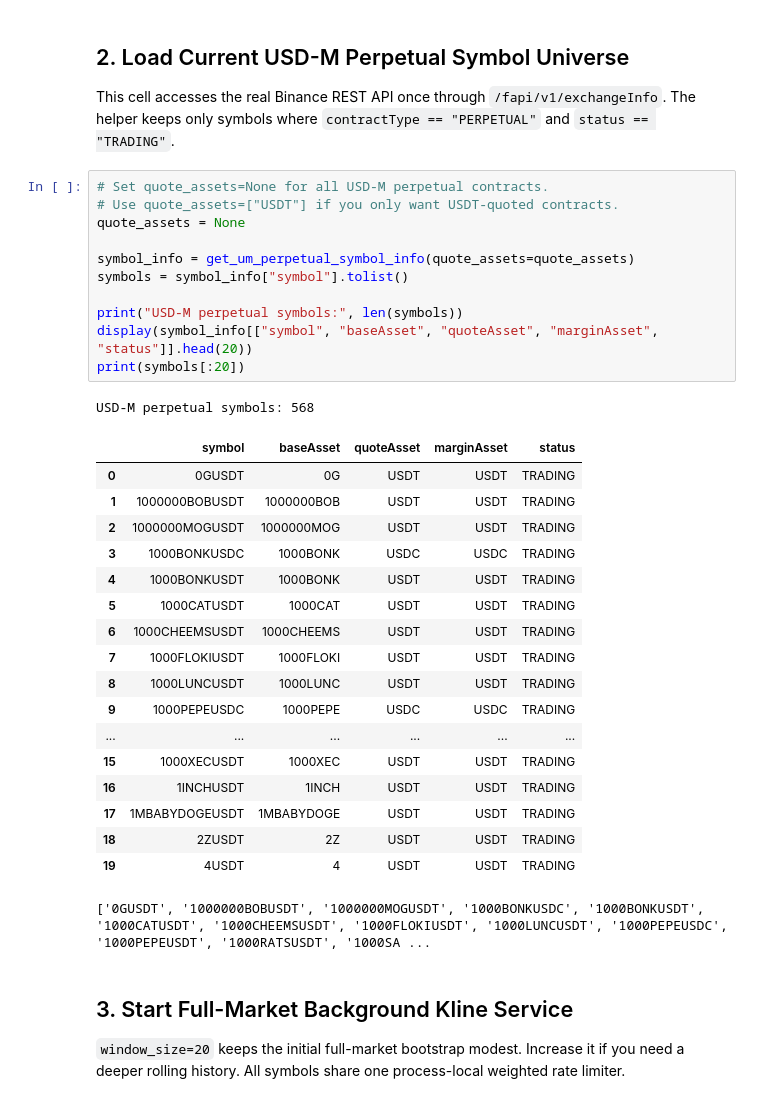
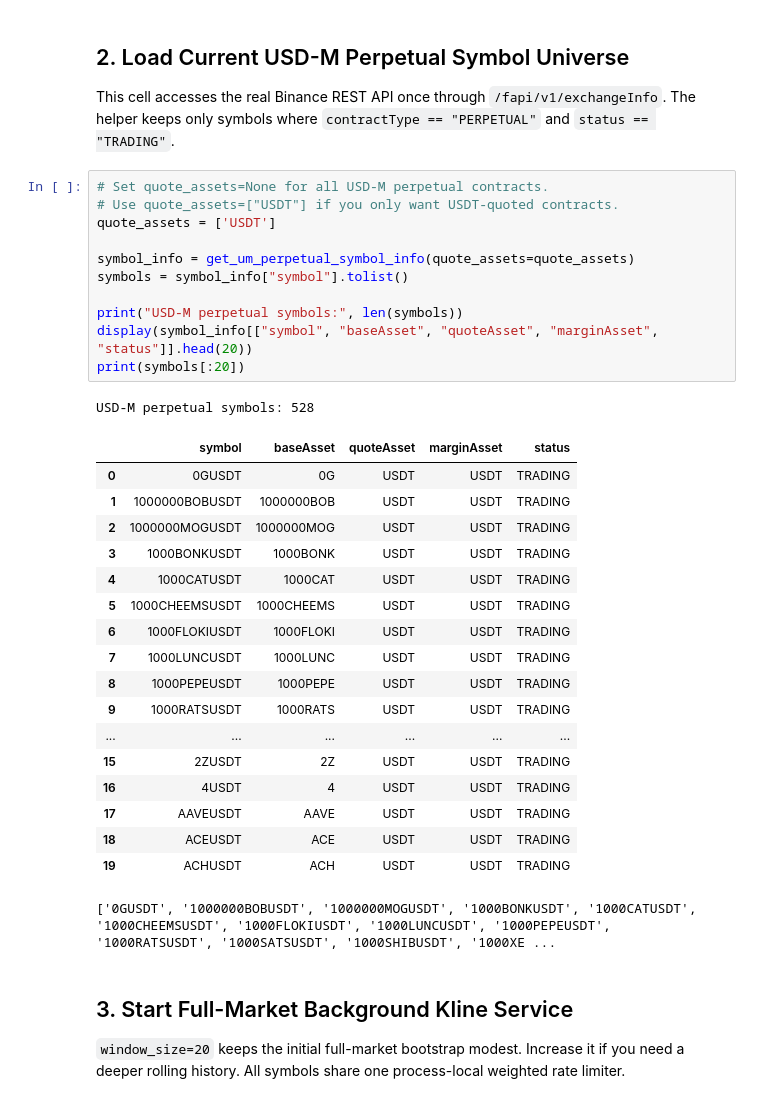
Before and after one commit to Suncol/binance_klines_data_fetch, a Jupyter notebook: examples/multi_symbol_jupyter_example.ipynb, the cells around one changed output. Cells and saved outputs as stored; diff of their text form.

```diff
--- a/examples/multi_symbol_jupyter_example.ipynb
+++ b/examples/multi_symbol_jupyter_example.ipynb
@@ -33,34 +35,34 @@ This cell accesses the real Binance REST API once through `/fapi/v1/exchangeInfo
 # %%
 # Set quote_assets=None for all USD-M perpetual contracts.
 # Use quote_assets=["USDT"] if you only want USDT-quoted contracts.
-quote_assets = None
+quote_assets = ['USDT']
 
 symbol_info = get_um_perpetual_symbol_info(quote_assets=quote_assets)
 symbols = symbol_info["symbol"].tolist()
 
 print("USD-M perpetual symbols:", len(symbols))
 display(symbol_info[["symbol", "baseAsset", "quoteAsset", "marginAsset", "status"]].head(20))
 print(symbols[:20])
 # %% [output]
-USD-M perpetual symbols: 568
+USD-M perpetual symbols: 528
 |  | symbol | baseAsset | quoteAsset | marginAsset | status |
 | 0 | 0GUSDT | 0G | USDT | USDT | TRADING |
 | 1 | 1000000BOBUSDT | 1000000BOB | USDT | USDT | TRADING |
 | 2 | 1000000MOGUSDT | 1000000MOG | USDT | USDT | TRADING |
-| 3 | 1000BONKUSDC | 1000BONK | USDC | USDC | TRADING |
-| 4 | 1000BONKUSDT | 1000BONK | USDT | USDT | TRADING |
-| 5 | 1000CATUSDT | 1000CAT | USDT | USDT | TRADING |
-| 6 | 1000CHEEMSUSDT | 1000CHEEMS | USDT | USDT | TRADING |
-| 7 | 1000FLOKIUSDT | 1000FLOKI | USDT | USDT | TRADING |
-| 8 | 1000LUNCUSDT | 1000LUNC | USDT | USDT | TRADING |
-| 9 | 1000PEPEUSDC | 1000PEPE | USDC | USDC | TRADING |
+| 3 | 1000BONKUSDT | 1000BONK | USDT | USDT | TRADING |
+| 4 | 1000CATUSDT | 1000CAT | USDT | USDT | TRADING |
+| 5 | 1000CHEEMSUSDT | 1000CHEEMS | USDT | USDT | TRADING |
+| 6 | 1000FLOKIUSDT | 1000FLOKI | USDT | USDT | TRADING |
+| 7 | 1000LUNCUSDT | 1000LUNC | USDT | USDT | TRADING |
+| 8 | 1000PEPEUSDT | 1000PEPE | USDT | USDT | TRADING |
+| 9 | 1000RATSUSDT | 1000RATS | USDT | USDT | TRADING |
 | ... | ... | ... | ... | ... | ... |
-| 15 | 1000XECUSDT | 1000XEC | USDT | USDT | TRADING |
-| 16 | 1INCHUSDT | 1INCH | USDT | USDT | TRADING |
-| 17 | 1MBABYDOGEUSDT | 1MBABYDOGE | USDT | USDT | TRADING |
-| 18 | 2ZUSDT | 2Z | USDT | USDT | TRADING |
-| 19 | 4USDT | 4 | USDT | USDT | TRADING |
+| 15 | 2ZUSDT | 2Z | USDT | USDT | TRADING |
+| 16 | 4USDT | 4 | USDT | USDT | TRADING |
+| 17 | AAVEUSDT | AAVE | USDT | USDT | TRADING |
+| 18 | ACEUSDT | ACE | USDT | USDT | TRADING |
+| 19 | ACHUSDT | ACH | USDT | USDT | TRADING |
-['0GUSDT', '1000000BOBUSDT', '1000000MOGUSDT', '1000BONKUSDC', '1000BONKUSDT', '1000CATUSDT', '1000CHEEMSUSDT', '1000FLOKIUSDT', '1000LUNCUSDT', '1000PEPEUSDC', '1000PEPEUSDT', '1000RATSUSDT', '1000SA ...
+['0GUSDT', '1000000BOBUSDT', '1000000MOGUSDT', '1000BONKUSDT', '1000CATUSDT', '1000CHEEMSUSDT', '1000FLOKIUSDT', '1000LUNCUSDT', '1000PEPEUSDT', '1000RATSUSDT', '1000SATSUSDT', '1000SHIBUSDT', '1000XE ...
 # %% [markdown]
 ## 3. Start Full-Market Background Kline Service
 
```
Also changed, not shown: parts of 14 cells of this notebook, 9 other files.
